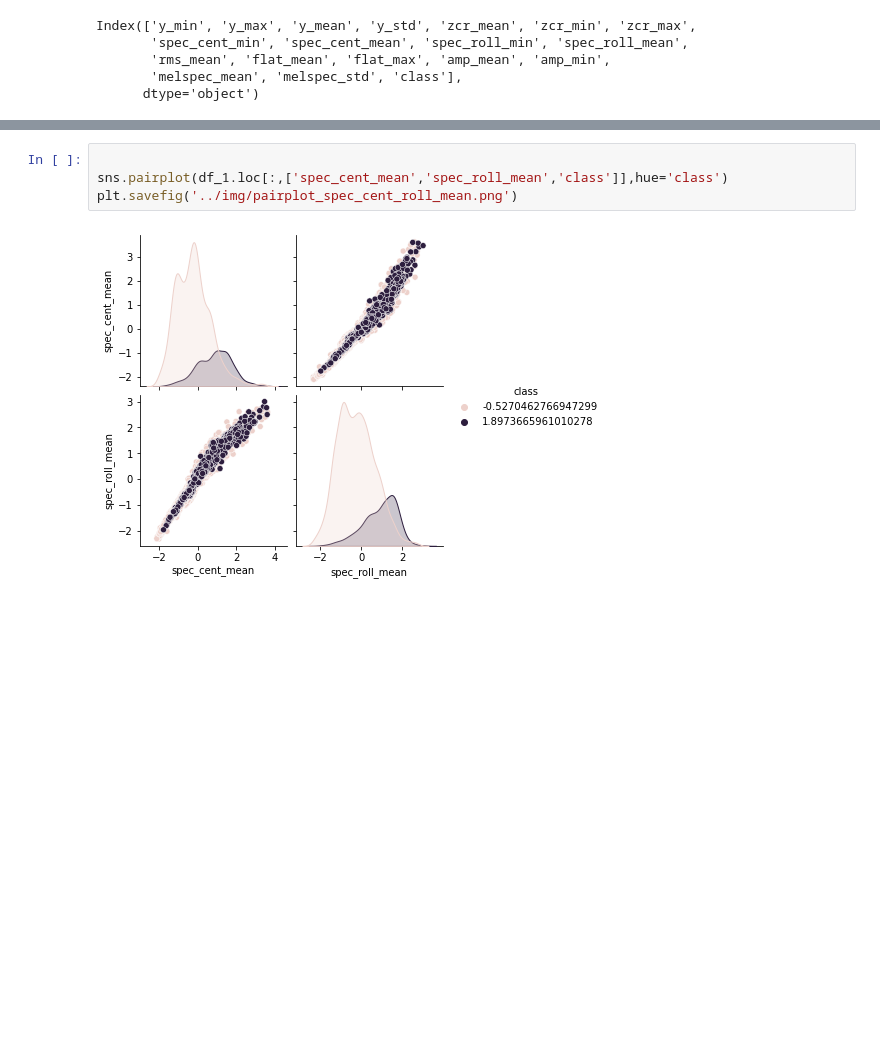
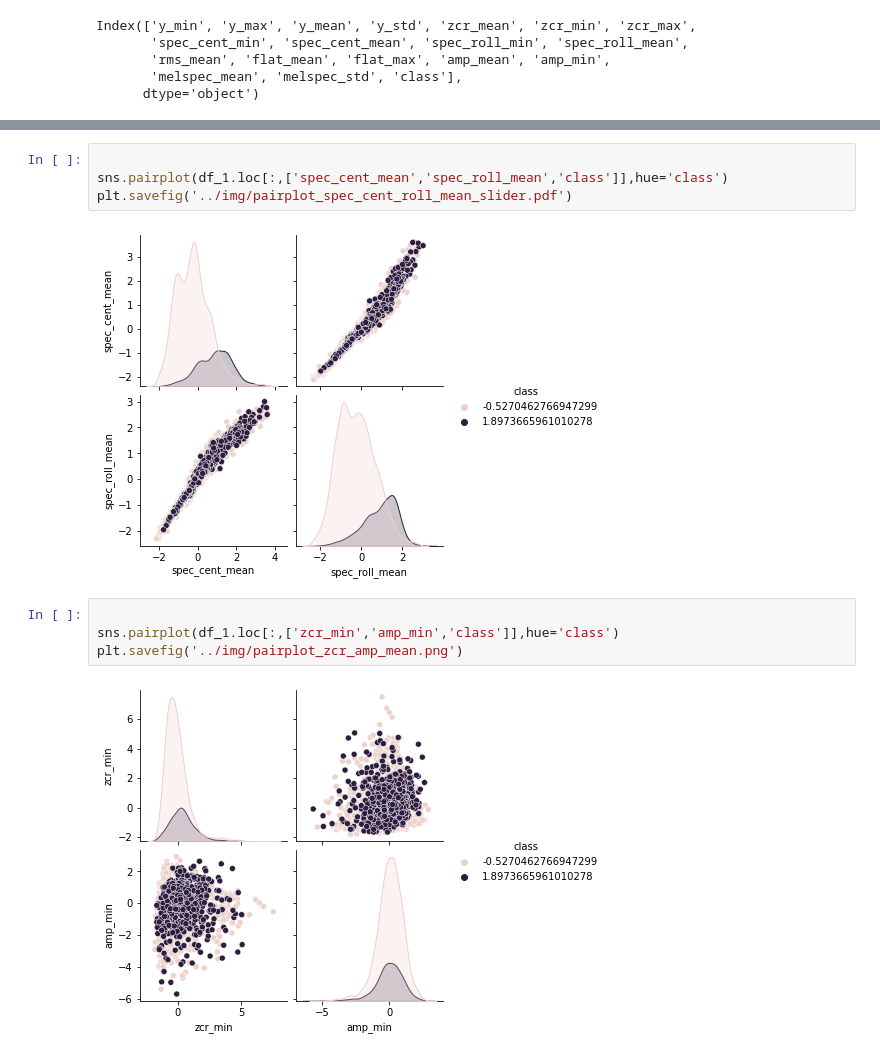
Before and after one commit to UjjwalKandel2000/Machine-conditions-monitoring_clustering, a Jupyter notebook: models_clutering/fan_model.ipynb, the cells around one changed output, grey strips where cells are left out. Cells and saved outputs as stored; diff of their text form; blank space fills up the shorter version.

```diff
--- a/models_clutering/fan_model.ipynb
+++ b/models_clutering/fan_model.ipynb
@@ -76,6 +96,12 @@ plt.savefig('../img/normal_abnormal_clusters.pdf')
 # %%
 
 sns.pairplot(df_1.loc[:,['spec_cent_mean','spec_roll_mean','class']],hue='class')
-plt.savefig('../img/pairplot_spec_cent_roll_mean.png')
+plt.savefig('../img/pairplot_spec_cent_roll_mean_slider.pdf')
 # %% [output]
 [figure]
+# %%
+
+sns.pairplot(df_1.loc[:,['zcr_min','amp_min','class']],hue='class')
+plt.savefig('../img/pairplot_zcr_amp_mean.png')
+# %% [output]
+[figure, added]
```
Also changed, not shown: parts of 7 cells of this notebook, 18 other files.
